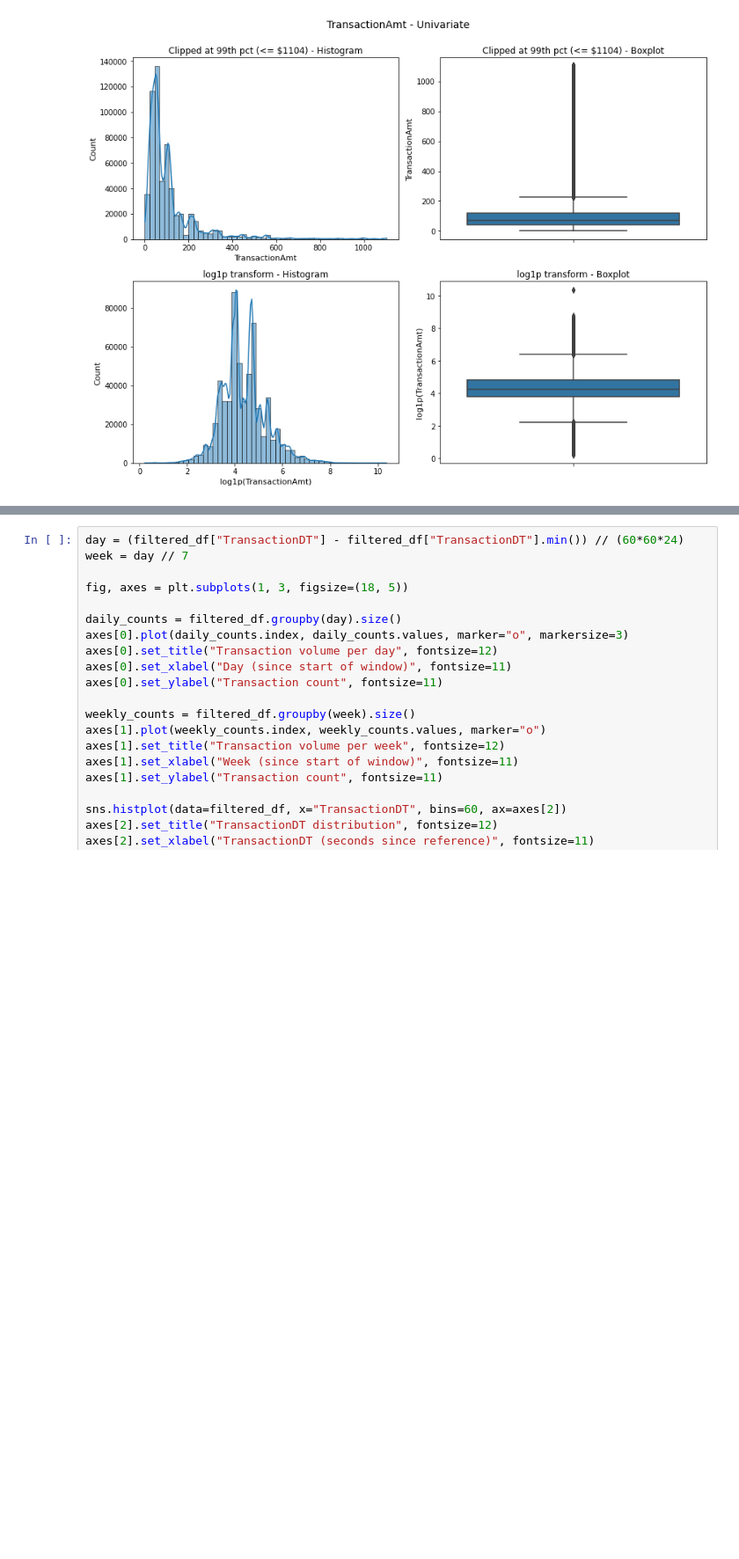
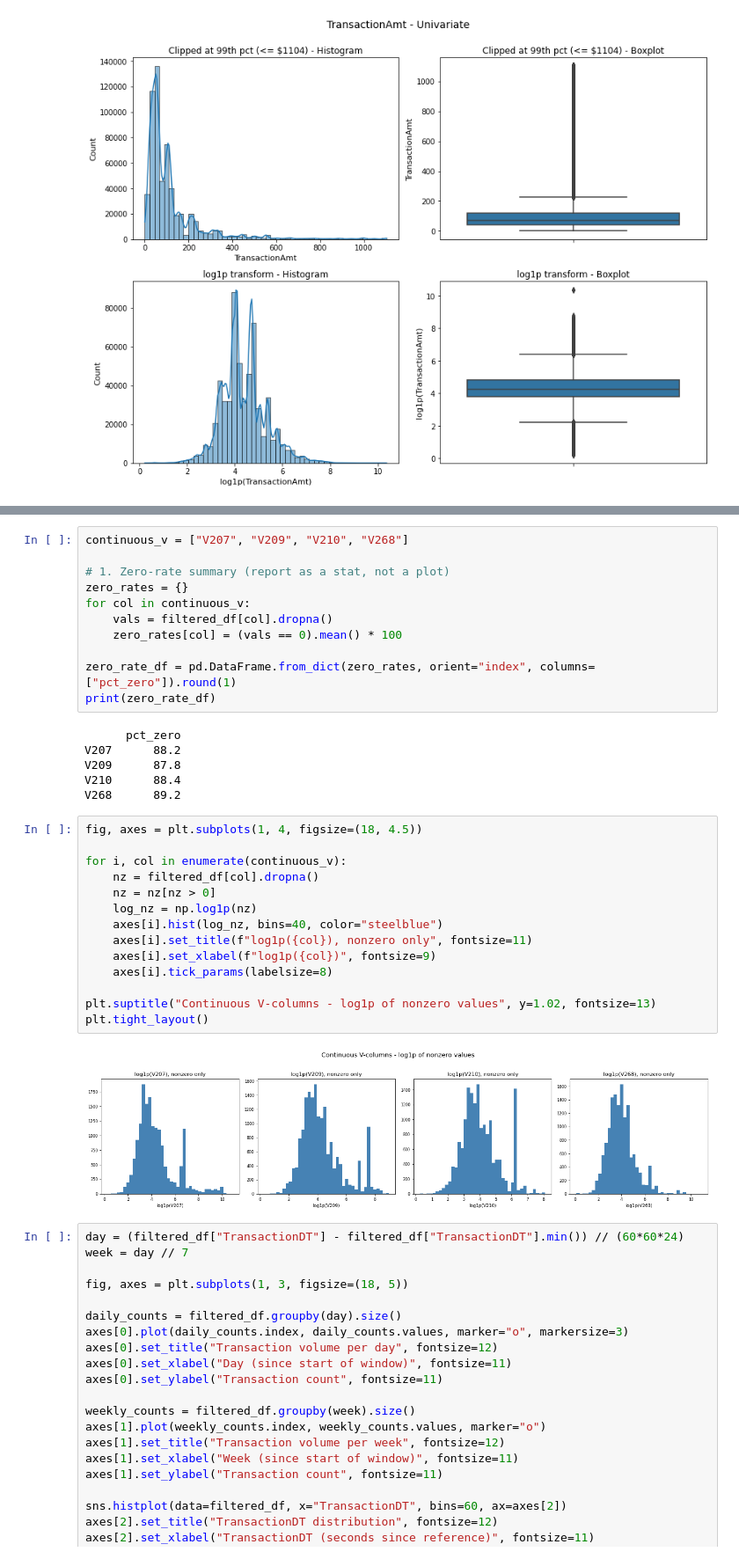
Before and after one commit to hungryfire267/rag-fraud-detection-api, a Jupyter notebook: notebooks/visualisations.ipynb, the cells around one changed output, grey strips where cells are left out. Shown at 88% size. Drawn from its saved outputs; the diff is of its cells as text; blank space fills up the shorter version.

```diff
--- a/notebooks/visualisations.ipynb
+++ b/notebooks/visualisations.ipynb
@@ -188,3 +230,36 @@ Name: TransactionDT, Length: 590540, dtype: int64
+# %%
+continuous_v = ["V207", "V209", "V210", "V268"]
+
+# 1. Zero-rate summary (report as a stat, not a plot)
+zero_rates = {}
+for col in continuous_v:
+    vals = filtered_df[col].dropna()
+    zero_rates[col] = (vals == 0).mean() * 100
+
+zero_rate_df = pd.DataFrame.from_dict(zero_rates, orient="index", columns=["pct_zero"]).round(1)
+print(zero_rate_df)
+# %% [output]
+      pct_zero
+V207      88.2
+V209      87.8
+V210      88.4
+V268      89.2
+# %%
+fig, axes = plt.subplots(1, 4, figsize=(18, 4.5))
+
+for i, col in enumerate(continuous_v):
+    nz = filtered_df[col].dropna()
+    nz = nz[nz > 0]
+    log_nz = np.log1p(nz)
+    axes[i].hist(log_nz, bins=40, color="steelblue")
+    axes[i].set_title(f"log1p({col}), nonzero only", fontsize=11)
+    axes[i].set_xlabel(f"log1p({col})", fontsize=9)
+    axes[i].tick_params(labelsize=8)
+
+plt.suptitle("Continuous V-columns - log1p of nonzero values", y=1.02, fontsize=13)
+plt.tight_layout()
+# %% [output]
+[figure, added]
 # %%
 day = (filtered_df["TransactionDT"] - filtered_df["TransactionDT"].min()) // (60*60*24)
 week = day // 7
```
Also changed, not shown: parts of 12 cells of this notebook.
